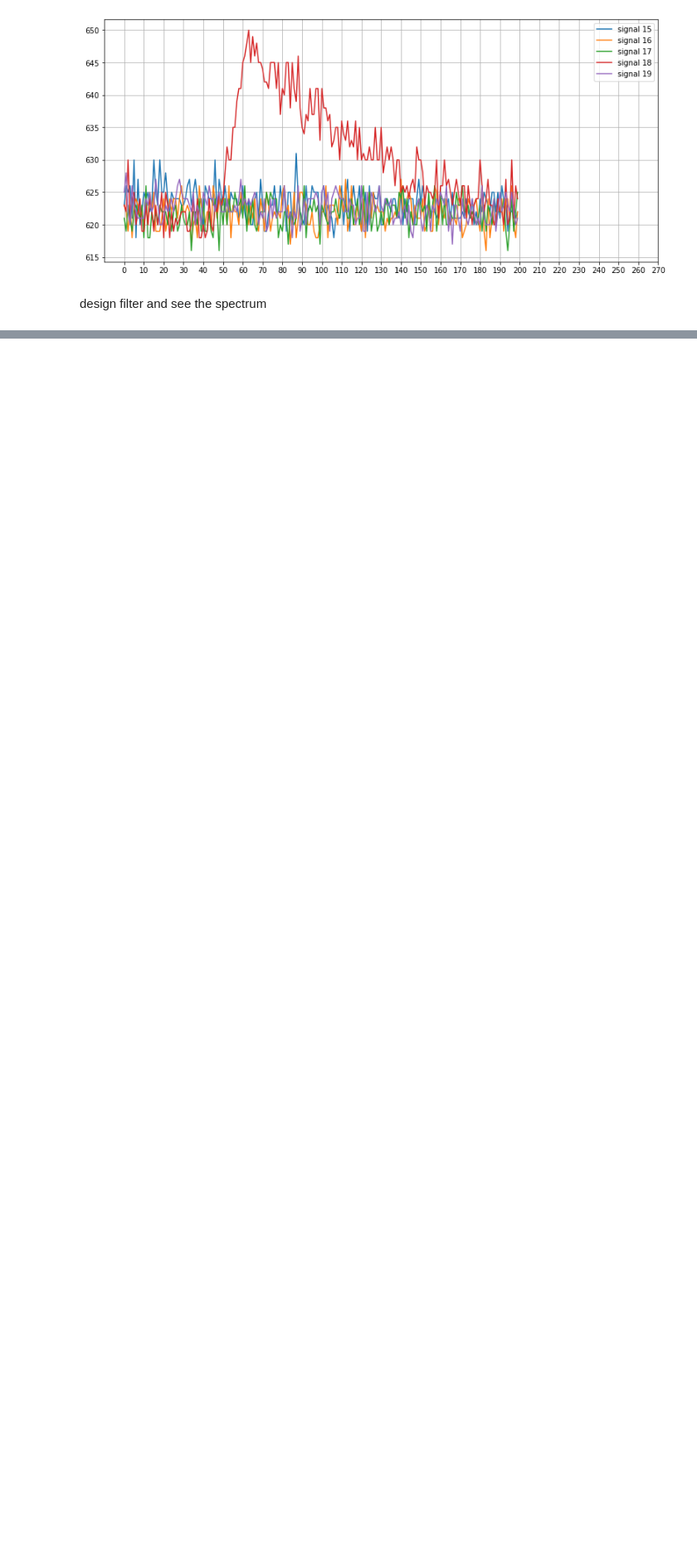
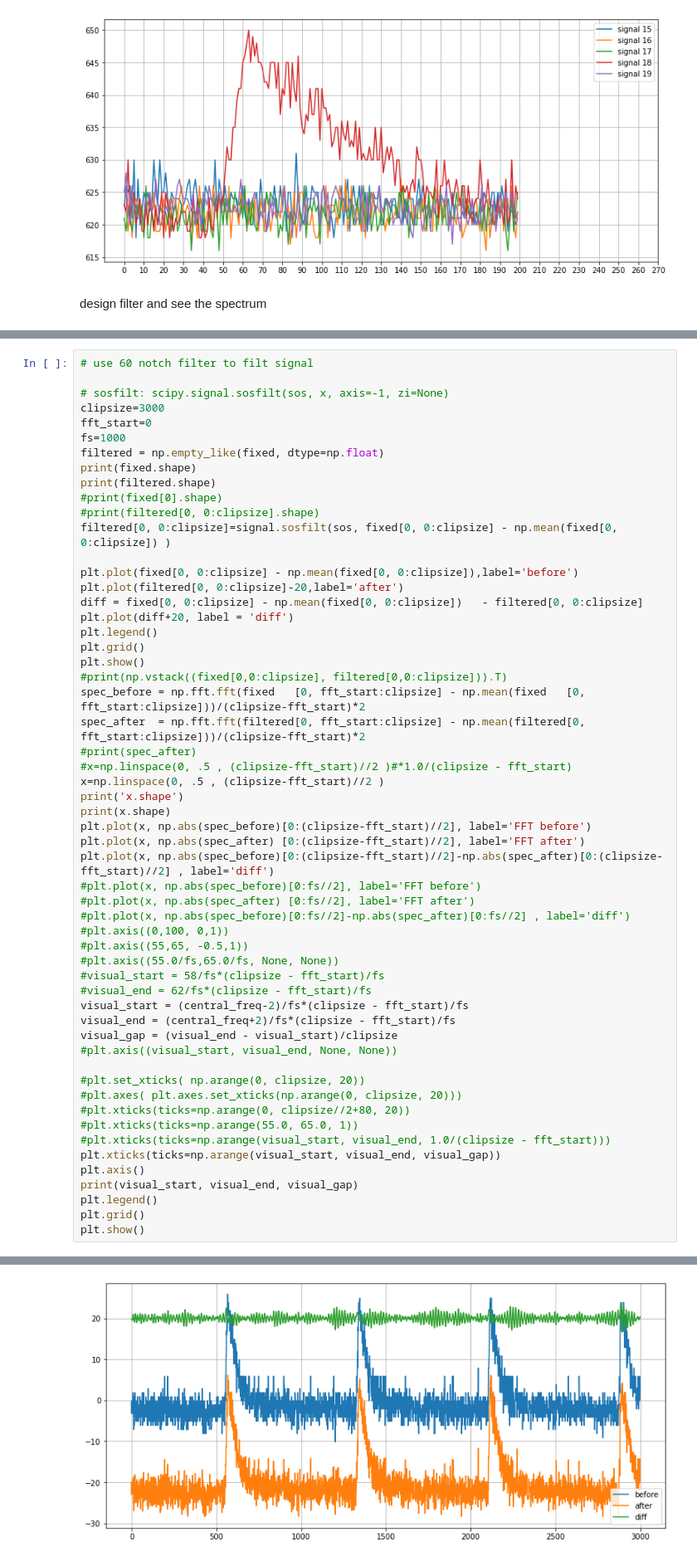
Before and after one commit to forest416/3, a Jupyter notebook: Copy_of_Copy_of_Untitled0.ipynb, the cells around one changed output, grey strips where cells are left out. Shown at 83% size. Drawn from its saved outputs; the diff is of its cells as text; blank space fills up the shorter version.

```diff
--- a/Copy_of_Copy_of_Untitled0.ipynb
+++ b/Copy_of_Copy_of_Untitled0.ipynb
@@ -536,0 +558,57 @@ before roundup
+# %%
+# use 60 notch filter to filt signal
+
+# sosfilt: scipy.signal.sosfilt(sos, x, axis=-1, zi=None)
+clipsize=3000
+fft_start=0
+fs=1000
+filtered = np.empty_like(fixed, dtype=np.float)
+print(fixed.shape)
+print(filtered.shape)
+#print(fixed[0].shape)
+#print(filtered[0, 0:clipsize].shape)
+filtered[0, 0:clipsize]=signal.sosfilt(sos, fixed[0, 0:clipsize] - np.mean(fixed[0, 0:clipsize]) )
+
+plt.plot(fixed[0, 0:clipsize] - np.mean(fixed[0, 0:clipsize]),label='before')
+plt.plot(filtered[0, 0:clipsize]-20,label='after')
+diff = fixed[0, 0:clipsize] - np.mean(fixed[0, 0:clipsize])   - filtered[0, 0:clipsize]
+plt.plot(diff+20, label = 'diff')
+plt.legend()
+plt.grid()
+plt.show()
+#print(np.vstack((fixed[0,0:clipsize], filtered[0,0:clipsize])).T)
+spec_before = np.fft.fft(fixed   [0, fft_start:clipsize] - np.mean(fixed   [0, fft_start:clipsize]))/(clipsize-fft_start)*2
+spec_after  = np.fft.fft(filtered[0, fft_start:clipsize] - np.mean(filtered[0, fft_start:clipsize]))/(clipsize-fft_start)*2
+#print(spec_after)
+#x=np.linspace(0, .5 , (clipsize-fft_start)//2 )#*1.0/(clipsize - fft_start)
+x=np.linspace(0, .5 , (clipsize-fft_start)//2 )
+print('x.shape')
+print(x.shape)
+plt.plot(x, np.abs(spec_before)[0:(clipsize-fft_start)//2], label='FFT before')
+plt.plot(x, np.abs(spec_after) [0:(clipsize-fft_start)//2], label='FFT after')
+plt.plot(x, np.abs(spec_before)[0:(clipsize-fft_start)//2]-np.abs(spec_after)[0:(clipsize-fft_start)//2] , label='diff')
+#plt.plot(x, np.abs(spec_before)[0:fs//2], label='FFT before')
+#plt.plot(x, np.abs(spec_after) [0:fs//2], label='FFT after')
+#plt.plot(x, np.abs(spec_before)[0:fs//2]-np.abs(spec_after)[0:fs//2] , label='diff')
+#plt.axis((0,100, 0,1))
+#plt.axis((55,65, -0.5,1))
+#plt.axis((55.0/fs,65.0/fs, None, None))
+#visual_start = 58/fs*(clipsize - fft_start)/fs
+#visual_end = 62/fs*(clipsize - fft_start)/fs
+visual_start = (central_freq-2)/fs*(clipsize - fft_start)/fs
+visual_end = (central_freq+2)/fs*(clipsize - fft_start)/fs
+visual_gap = (visual_end - visual_start)/clipsize
+#plt.axis((visual_start, visual_end, None, None))
+
+#plt.set_xticks( np.arange(0, clipsize, 20))
+#plt.axes( plt.axes.set_xticks(np.arange(0, clipsize, 20)))
+#plt.xticks(ticks=np.arange(0, clipsize//2+80, 20))
+#plt.xticks(ticks=np.arange(55.0, 65.0, 1))
+#plt.xticks(ticks=np.arange(visual_start, visual_end, 1.0/(clipsize - fft_start)))
+plt.xticks(ticks=np.arange(visual_start, visual_end, visual_gap))
+plt.axis()
+print(visual_start, visual_end, visual_gap)
+plt.legend()
+plt.grid()
+plt.show()
+# %% [output]
@@ -536,0 +617 @@ before roundup
+[figure, added]
```
Also changed, not shown: parts of 6 cells of this notebook.
